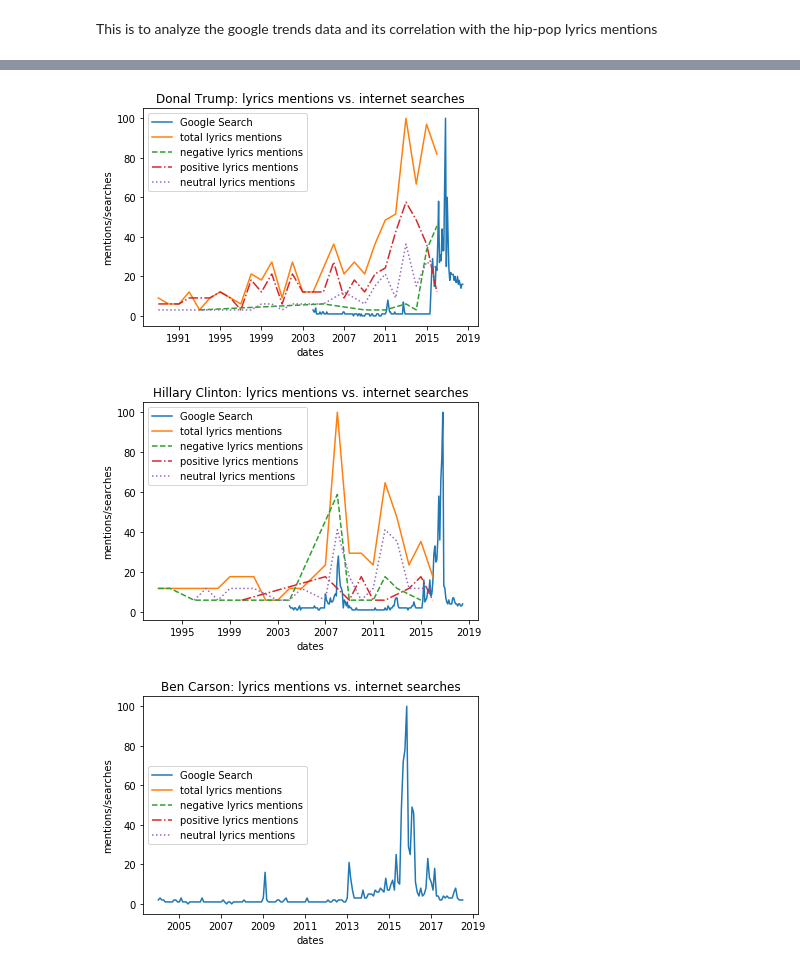
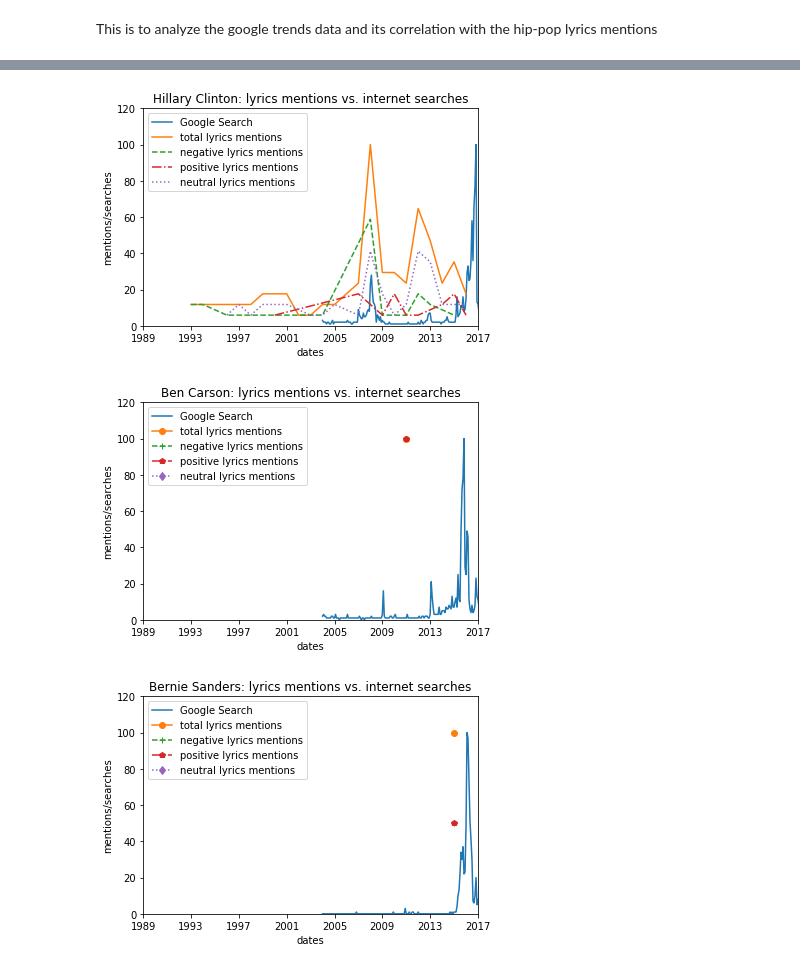
Before and after one commit to boudrejp/PythonProj2, a Jupyter notebook: data/analyze_GoogleTrends.ipynb, the cells around one changed output, grey strips where cells are left out. Saved outputs shown, nothing was run; the diff lists cells and outputs as text; code cells hidden in the pictures.

```diff
--- a/data/analyze_GoogleTrends.ipynb
+++ b/data/analyze_GoogleTrends.ipynb
@@ -10,7 +100,7 @@ from datetime import datetime
 
 list_time = []
 list_search = []
-with open('GoogleTrends_DTrump.csv','rt',encoding='utf-8') as CSVread:
+with open('GoogleTrends_HClinton.csv','rt',encoding='utf-8') as CSVread:
     for i in range(3):
         next(CSVread)
     CSV_read = csv.reader(CSVread)
@@ -44,31 +134,30 @@ list_year = [i['album_release_date'] for i in list_data]
 list_mentions = [i['candidate'] for i in list_data]
 df_lyrics = pd.DataFrame(list_data)
 df_lyrics['count'] = 1
-df_lyrics1 = df_lyrics[df_lyrics.candidate == 'Donald Trump'].groupby('album_release_date').sum()
+df_lyrics1 = df_lyrics[df_lyrics.candidate == 'Hillary Clinton'].groupby('album_release_date').sum()
 df_lyrics1.reset_index(level=0,inplace=True)
 df_lyrics1['album_release_date'] = pd.to_datetime(df_lyrics1['album_release_date'])
 
 # negative mentions
-df_lyrics2 = df_lyrics[df_lyrics.candidate == 'Donald Trump']
+df_lyrics2 = df_lyrics[df_lyrics.candidate == 'Hillary Clinton']
 df_lyrics2 = df_lyrics2[df_lyrics2.sentiment == 'negative'].groupby('album_release_date').sum()
 df_lyrics2.reset_index(level=0,inplace=True)
 df_lyrics2['album_release_date'] = pd.to_datetime(df_lyrics2['album_release_date'])
 
 # positive mentions
-df_lyrics3 = df_lyrics[df_lyrics.candidate == 'Donald Trump']
+df_lyrics3 = df_lyrics[df_lyrics.candidate == 'Hillary Clinton']
 df_lyrics3 = df_lyrics3[df_lyrics3.sentiment == 'positive'].groupby('album_release_date').sum()
 df_lyrics3.reset_index(level=0,inplace=True)
 df_lyrics3['album_release_date'] = pd.to_datetime(df_lyrics3['album_release_date'])
 
 # neutral mentions
-df_lyrics4 = df_lyrics[df_lyrics.candidate == 'Donald Trump']
+df_lyrics4 = df_lyrics[df_lyrics.candidate == 'Hillary Clinton']
 df_lyrics4 = df_lyrics4[df_lyrics4.sentiment == 'neutral'].groupby('album_release_date').sum()
 df_lyrics4.reset_index(level=0,inplace=True)
 df_lyrics4['album_release_date'] = pd.to_datetime(df_lyrics4['album_release_date'])
 # print(df_lyrics4)
 # print(df_lyrics1['album_release_date'])
 # print(df_lyrics1['count'])
-
 #scaling
 val_max = df_lyrics1['count'].max()
 df_lyrics1['count'] = df_lyrics1['count']*100/val_max
@@ -84,10 +173,12 @@ plot1 = plt.plot(df_lyrics4['album_release_date'],df_lyrics4['count'],label='neu
 plt.legend()
 plt.xlabel('dates')
 plt.ylabel('mentions/searches')
-plt.title('Donal Trump: lyrics mentions vs. internet searches')
-plt.savefig('Donald Trump comparison plot.png')
+plt.title('Hillary Clinton: lyrics mentions vs. internet searches')
+plt.xlim(datetime(1989,1,1),datetime(2017,1,1))
+plt.ylim(0,120)
+plt.savefig('Hillary Clinton comparison plot.png')
 # %% [output]
-[figure, old version]
+[figure, new version]
 # %%
 import csv
 import numpy as np
@@ -98,7 +189,7 @@ from datetime import datetime
 
 list_time = []
 list_search = []
-with open('GoogleTrends_HClinton.csv','rt',encoding='utf-8') as CSVread:
+with open('GoogleTrends_BCarson.csv','rt',encoding='utf-8') as CSVread:
     for i in range(3):
         next(CSVread)
     CSV_read = csv.reader(CSVread)
@@ -132,24 +223,24 @@ list_year = [i['album_release_date'] for i in list_data]
 list_mentions = [i['candidate'] for i in list_data]
 df_lyrics = pd.DataFrame(list_data)
 df_lyrics['count'] = 1
-df_lyrics1 = df_lyrics[df_lyrics.candidate == 'Hillary Clinton'].groupby('album_release_date').sum()
+df_lyrics1 = df_lyrics[df_lyrics.candidate == 'Ben Carson'].groupby('album_release_date').sum()
 df_lyrics1.reset_index(level=0,inplace=True)
 df_lyrics1['album_release_date'] = pd.to_datetime(df_lyrics1['album_release_date'])
 
 # negative mentions
-df_lyrics2 = df_lyrics[df_lyrics.candidate == 'Hillary Clinton']
+df_lyrics2 = df_lyrics[df_lyrics.candidate == 'Ben Carson']
 df_lyrics2 = df_lyrics2[df_lyrics2.sentiment == 'negative'].groupby('album_release_date').sum()
 df_lyrics2.reset_index(level=0,inplace=True)
 df_lyrics2['album_release_date'] = pd.to_datetime(df_lyrics2['album_release_date'])
 
 # positive mentions
-df_lyrics3 = df_lyrics[df_lyrics.candidate == 'Hillary Clinton']
+df_lyrics3 = df_lyrics[df_lyrics.candidate == 'Ben Carson']
 df_lyrics3 = df_lyrics3[df_lyrics3.sentiment == 'positive'].groupby('album_release_date').sum()
 df_lyrics3.reset_index(level=0,inplace=True)
 df_lyrics3['album_release_date'] = pd.to_datetime(df_lyrics3['album_release_date'])
 
 # neutral mentions
-df_lyrics4 = df_lyrics[df_lyrics.candidate == 'Hillary Clinton']
+df_lyrics4 = df_lyrics[df_lyrics.candidate == 'Ben Carson']
 df_lyrics4 = df_lyrics4[df_lyrics4.sentiment == 'neutral'].groupby('album_release_date').sum()
 df_lyrics4.reset_index(level=0,inplace=True)
 df_lyrics4['album_release_date'] = pd.to_datetime(df_lyrics4['album_release_date'])
@@ -162,19 +253,21 @@ df_lyrics1['count'] = df_lyrics1['count']*100/val_max
 df_lyrics2['count'] = df_lyrics2['count']*100/val_max
 df_lyrics3['count'] = df_lyrics3['count']*100/val_max
 df_lyrics4['count'] = df_lyrics4['count']*100/val_max
-plot1 = plt.plot(df_lyrics1['album_release_date'],df_lyrics1['count'],label='total lyrics mentions')
-plot1 = plt.plot(df_lyrics2['album_release_date'],df_lyrics2['count'],label='negative lyrics mentions', linestyle='--')
-plot1 = plt.plot(df_lyrics3['album_release_date'],df_lyrics3['count'],label='positive lyrics mentions', linestyle='-.')
-plot1 = plt.plot(df_lyrics4['album_release_date'],df_lyrics4['count'],label='neutral lyrics mentions', linestyle=':')
+plot1 = plt.plot(df_lyrics1['album_release_date'],df_lyrics1['count'],label='total lyrics mentions',marker='o')
+plot1 = plt.plot(df_lyrics2['album_release_date'],df_lyrics2['count'],label='negative lyrics mentions', marker='+', linestyle='--')
+plot1 = plt.plot(df_lyrics3['album_release_date'],df_lyrics3['count'],label='positive lyrics mentions', marker='p', linestyle='-.')
+plot1 = plt.plot(df_lyrics4['album_release_date'],df_lyrics4['count'],label='neutral lyrics mentions', marker='d', linestyle=':')
 
 
 plt.legend()
 plt.xlabel('dates')
 plt.ylabel('mentions/searches')
-plt.title('Hillary Clinton: lyrics mentions vs. internet searches')
-plt.savefig('Hillary Clinton comparison plot.png')
+plt.title('Ben Carson: lyrics mentions vs. internet searches')
+plt.xlim(datetime(1989,1,1),datetime(2017,1,1))
+plt.ylim(0,120)
+plt.savefig('Ben Carson comparison plot.png')
 # %% [output]
-[figure, old version]
+[figure, new version]
 # %%
 import csv
 import numpy as np
@@ -185,7 +278,7 @@ from datetime import datetime
 
 list_time = []
 list_search = []
-with open('GoogleTrends_BCarson.csv','rt',encoding='utf-8') as CSVread:
+with open('GoogleTrends_BSanders.csv','rt',encoding='utf-8') as CSVread:
     for i in range(3):
         next(CSVread)
     CSV_read = csv.reader(CSVread)
@@ -219,49 +312,52 @@ list_year = [i['album_release_date'] for i in list_data]
 list_mentions = [i['candidate'] for i in list_data]
 df_lyrics = pd.DataFrame(list_data)
 df_lyrics['count'] = 1
-df_lyrics1 = df_lyrics[df_lyrics.candidate == 'Ben Carson'].groupby('album_release_date').sum()
+df_lyrics1 = df_lyrics[df_lyrics.candidate == 'Bernie Sanders'].groupby('album_release_date').sum()
 df_lyrics1.reset_index(level=0,inplace=True)
 df_lyrics1['album_release_date'] = pd.to_datetime(df_lyrics1['album_release_date'])
 
 # negative mentions
-df_lyrics2 = df_lyrics[df_lyrics.candidate == 'Ben Carson']
+df_lyrics2 = df_lyrics[df_lyrics.candidate == 'Bernie Sanders']
 df_lyrics2 = df_lyrics2[df_lyrics2.sentiment == 'negative'].groupby('album_release_date').sum()
 df_lyrics2.reset_index(level=0,inplace=True)
 df_lyrics2['album_release_date'] = pd.to_datetime(df_lyrics2['album_release_date'])
 
 # positive mentions
-df_lyrics3 = df_lyrics[df_lyrics.candidate == 'Ben Carson']
+df_lyrics3 = df_lyrics[df_lyrics.candidate == 'Bernie Sanders']
 df_lyrics3 = df_lyrics3[df_lyrics3.sentiment == 'positive'].groupby('album_release_date').sum()
 df_lyrics3.reset_index(level=0,inplace=True)
 df_lyrics3['album_release_date'] = pd.to_datetime(df_lyrics3['album_release_date'])
 
 # neutral mentions
-df_lyrics4 = df_lyrics[df_lyrics.candidate == 'Ben Carson']
+df_lyrics4 = df_lyrics[df_lyrics.candidate == 'Bernie Sanders']
 df_lyrics4 = df_lyrics4[df_lyrics4.sentiment == 'neutral'].groupby('album_release_date').sum()
 df_lyrics4.reset_index(level=0,inplace=True)
 df_lyrics4['album_release_date'] = pd.to_datetime(df_lyrics4['album_release_date'])
 # print(df_lyrics4)
 # print(df_lyrics1['album_release_date'])
 # print(df_lyrics1['count'])
 #scaling
 val_max = df_lyrics1['count'].max()
+
 df_lyrics1['count'] = df_lyrics1['count']*100/val_max
 df_lyrics2['count'] = df_lyrics2['count']*100/val_max
 df_lyrics3['count'] = df_lyrics3['count']*100/val_max
 df_lyrics4['count'] = df_lyrics4['count']*100/val_max
-plot1 = plt.plot(df_lyrics1['album_release_date'],df_lyrics1['count'],label='total lyrics mentions')
-plot1 = plt.plot(df_lyrics2['album_release_date'],df_lyrics2['count'],label='negative lyrics mentions', linestyle='--')
-plot1 = plt.plot(df_lyrics3['album_release_date'],df_lyrics3['count'],label='positive lyrics mentions', linestyle='-.')
-plot1 = plt.plot(df_lyrics4['album_release_date'],df_lyrics4['count'],label='neutral lyrics mentions', linestyle=':')
+plot1 = plt.plot(df_lyrics1['album_release_date'],df_lyrics1['count'],label='total lyrics mentions',marker='o')
+plot1 = plt.plot(df_lyrics2['album_release_date'],df_lyrics2['count'],label='negative lyrics mentions', marker='+', linestyle='--')
+plot1 = plt.plot(df_lyrics3['album_release_date'],df_lyrics3['count'],label='positive lyrics mentions', marker='p', linestyle='-.')
+plot1 = plt.plot(df_lyrics4['album_release_date'],df_lyrics4['count'],label='neutral lyrics mentions', marker='d', linestyle=':')
 
 
 plt.legend()
 plt.xlabel('dates')
 plt.ylabel('mentions/searches')
-plt.title('Ben Carson: lyrics mentions vs. internet searches')
-plt.savefig('Ben Carson comparison plot.png')
+plt.title('Bernie Sanders: lyrics mentions vs. internet searches')
+plt.xlim(datetime(1989,1,1),datetime(2017,1,1))
+plt.ylim(0,120)
+plt.savefig('Bernie Sanders comparison plot.png')
 # %% [output]
-[figure, old version]
+[figure, new version]
 # %%
 import csv
 import numpy as np
```
Also changed, not shown: parts of 4 cells of this notebook, 15 other files.
